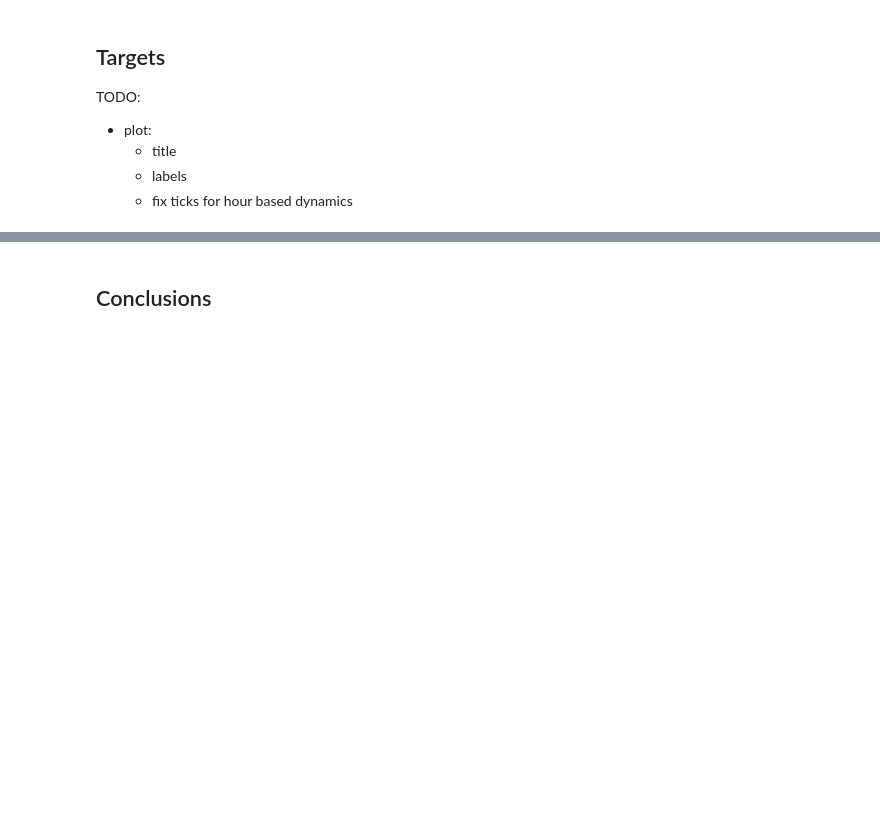
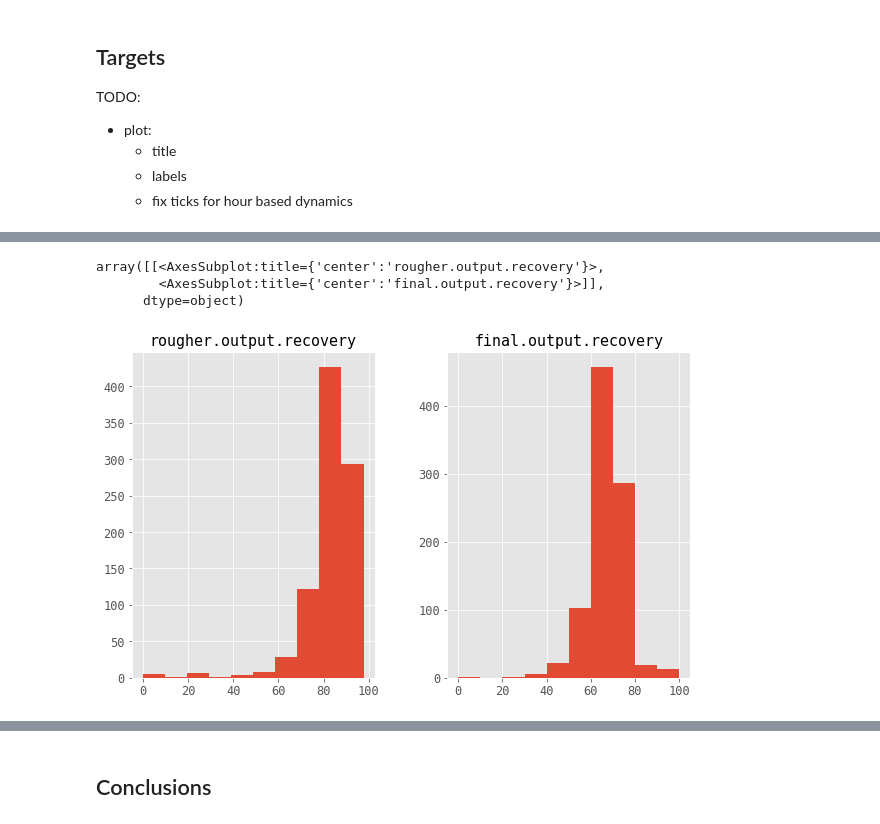
Before and after one commit to braudelan/ds-projects, a Jupyter notebook: optimize-gold-purification.ipynb, the cells around one changed output, grey strips where cells are left out. Cells and saved outputs as stored; diff of their text form; code cells hidden in the pictures; blank space fills up the shorter version.

```diff
--- a/optimize-gold-purification.ipynb
+++ b/optimize-gold-purification.ipynb
@@ -244,0 +249,7 @@ targets_random_month.plot(ax=axes[1], )
+# %%
+targets_by_date.hist()
+# %% [output]
+array([[<AxesSubplot:title={'center':'rougher.output.recovery'}>,
+        <AxesSubplot:title={'center':'final.output.recovery'}>]],
+      dtype=object)
+[figure, added]
```
Also changed, not shown: parts of 32 cells of this notebook.
